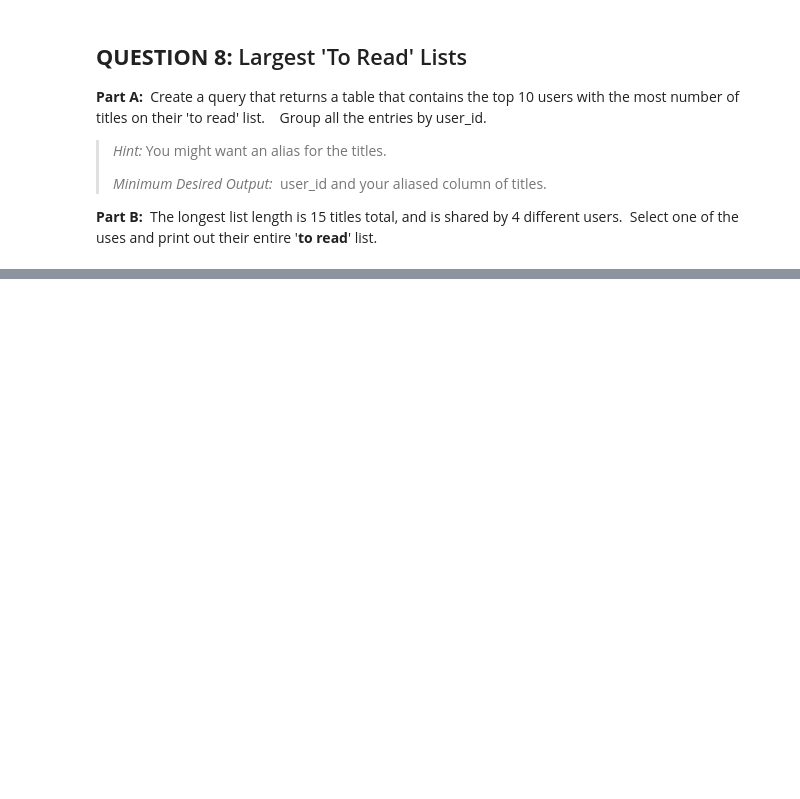
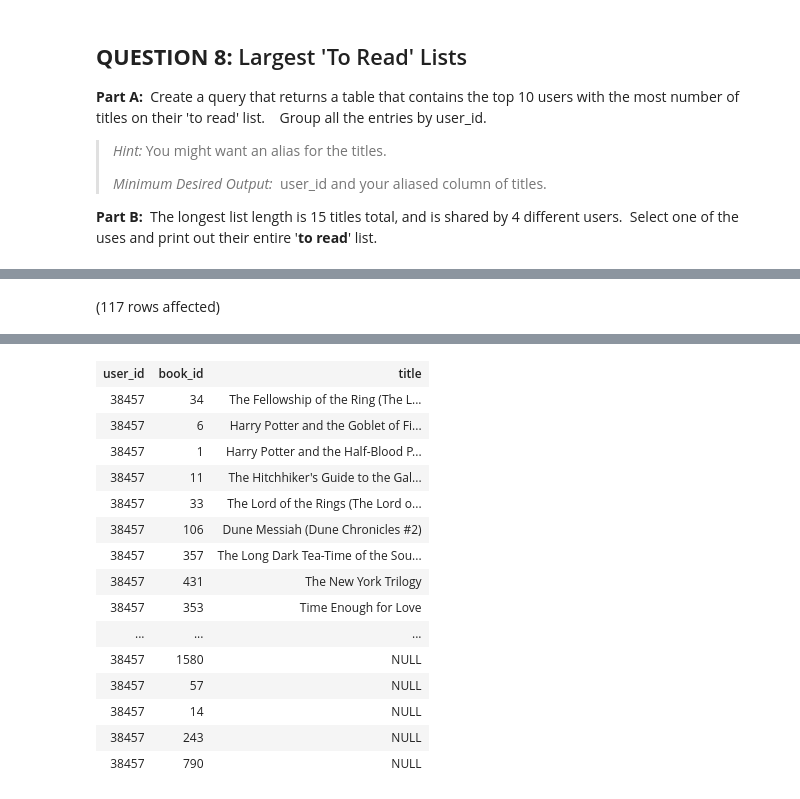
Before and after one commit to annalprost/SQL-Part-3-Exercises, a Jupyter notebook: SQL-Part-3-Exercises/Notebook-1.ipynb, the cells around one changed output, grey strips where cells are left out. Saved outputs shown, nothing was run; the diff lists cells and outputs as text; code cells hidden in the pictures; blank space fills up the shorter version.

```diff
--- a/SQL-Part-3-Exercises/Notebook-1.ipynb
+++ b/SQL-Part-3-Exercises/Notebook-1.ipynb
@@ -288,0 +357,7 @@ Total execution time: 00:00:00.055
+# %%
+SELECT user_id, tr.book_id, b.title
+FROM BooksDB.dbo.to_read AS tr FULL JOIN BooksDB.dbo.books AS b
+ON tr.book_id = b.book_id
+WHERE user_id = 38457
+# %% [output]
+(117 rows affected)
@@ -288,0 +365,16 @@ Total execution time: 00:00:00.055
+| user_id | book_id | title |
+| 38457 | 34 | The Fellowship of the Ring (The L... |
+| 38457 | 6 | Harry Potter and the Goblet of Fi... |
+| 38457 | 1 | Harry Potter and the Half-Blood P... |
+| 38457 | 11 | The Hitchhiker's Guide to the Gal... |
+| 38457 | 33 | The Lord of the Rings (The Lord o... |
+| 38457 | 106 | Dune Messiah (Dune Chronicles #2) |
+| 38457 | 357 | The Long Dark Tea-Time of the Sou... |
+| 38457 | 431 | The New York Trilogy |
+| 38457 | 353 | Time Enough for Love |
+| ... | ... | ... |
+| 38457 | 1580 | NULL |
+| 38457 | 57 | NULL |
+| 38457 | 14 | NULL |
+| 38457 | 243 | NULL |
+| 38457 | 790 | NULL |
```
Also changed, not shown: parts of 14 cells of this notebook.
